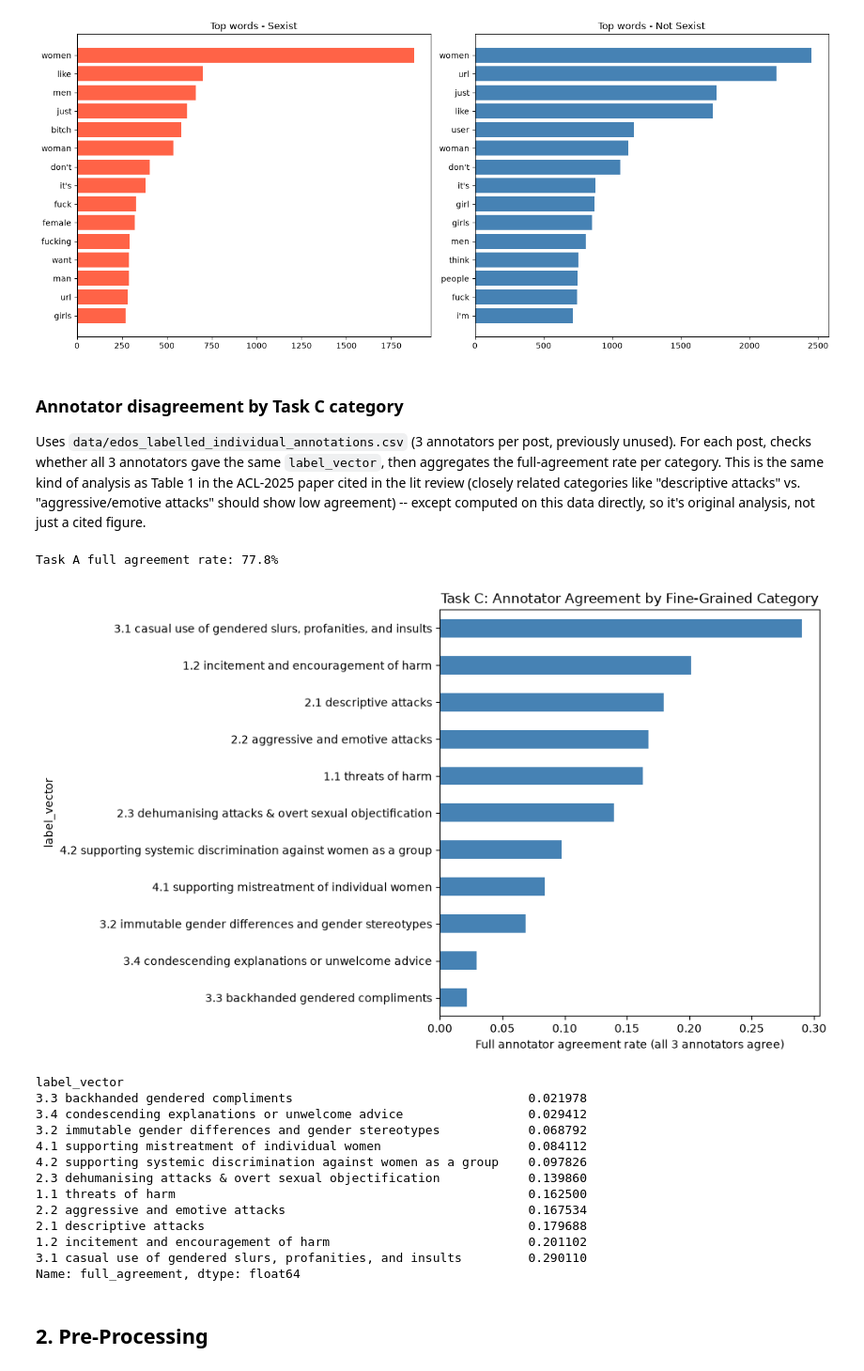
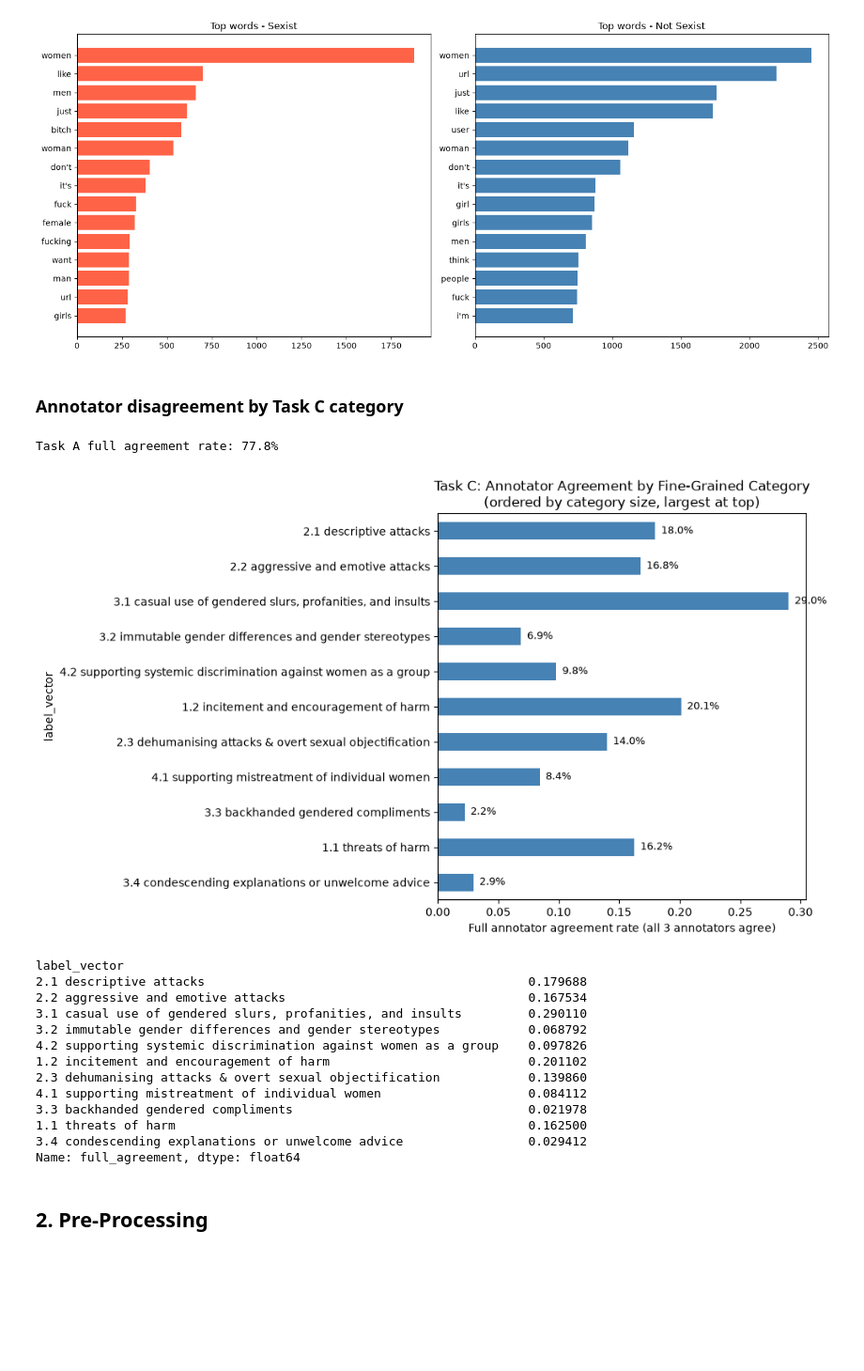
Before and after one commit to Mahekd/interpretable-nlp-sexism-detection, a Jupyter notebook: notebooks/01_eda_preprocessing.ipynb, the cells around one changed output. Shown at 94% size. Cells and saved outputs as stored; diff of their text form; code cells hidden in the pictures; blank space fills up the shorter version.

```diff
--- a/notebooks/01_eda_preprocessing.ipynb
+++ b/notebooks/01_eda_preprocessing.ipynb
@@ -83,17 +83,3 @@ plt.show()
 ### Text length distribution
 
 Justifies `max_length=128` used in `src/data.py`/training, and checks whether sexist posts are systematically longer or shorter than non-sexist ones.
-# %%
-df['word_count'] = df['text'].str.split().str.len()
-
-fig, ax = plt.subplots(figsize=(10, 6))
-df[df['label_sexist'] == 'not sexist']['word_count'].hist(bins=30, alpha=0.6, label='not sexist', ax=ax)
-df[df['label_sexist'] == 'sexist']['word_count'].hist(bins=30, alpha=0.6, label='sexist', ax=ax)
-ax.set_xlabel('Word count')
-ax.set_ylabel('Number of posts')
-ax.set_title('Text Length Distribution by Task A Label')
-ax.legend()
-plt.tight_layout()
-plt.show()
-
-df.groupby('label_sexist')['word_count'].describe()
@@ -169,54 +147,59 @@ plt.tight_layout()
 plt.show()
 # %% [output]
 [figure]
-# %% [markdown]
-### Annotator disagreement by Task C category
-
-Uses `data/edos_labelled_individual_annotations.csv` (3 annotators per post, previously unused). For each post, checks whether all 3 annotators gave the same `label_vector`, then aggregates the full-agreement rate per category. This is the same kind of analysis as Table 1 in the ACL-2025 paper cited in the lit review (closely related categories like "descriptive attacks" vs. "aggressive/emotive attacks" should show low agreement) -- except computed on this data directly, so it's original analysis, not just a cited figure.
+# %% [markdown]
+### Annotator disagreement by Task C category
 # %%
 individual_df = pd.read_csv('/Users/mahekdharod/Desktop/interpretable-nlp-sexism-detection/data/edos_labelled_individual_annotations.csv')
 
 # Task A: what fraction of posts have all 3 annotators agreeing on label_sexist?
 n_unique_sexist = individual_df.groupby('rewire_id')['label_sexist'].nunique()
 print(f"Task A full agreement rate: {(n_unique_sexist == 1).mean():.1%}")
 
 # Task C: agreement rate per fine-grained category (grouped by the aggregated label)
 n_unique_vector = individual_df.groupby('rewire_id')['label_vector'].nunique()
 agreement_df = df[['rewire_id', 'label_vector']].merge(
     n_unique_vector.rename('n_unique').reset_index(), on='rewire_id'
 )
 agreement_df['full_agreement'] = agreement_df['n_unique'] == 1
 
 cat_agreement = (
     agreement_df[agreement_df['label_vector'] != 'none']
     .groupby('label_vector')['full_agreement']
     .mean()
-    .sort_values()
 )
+
+cat_size = df[df['label_vector'] != 'none']['label_vector'].value_counts()
+cat_agreement = cat_agreement.reindex(cat_size.index)
 
 fig, ax = plt.subplots(figsize=(10, 6))
 cat_agreement.plot(kind='barh', ax=ax, color='steelblue')
 ax.set_xlabel('Full annotator agreement rate (all 3 annotators agree)')
-ax.set_title('Task C: Annotator Agreement by Fine-Grained Category')
+ax.set_title('Task C: Annotator Agreement by Fine-Grained Category\n(ordered by category size, largest at top)')
+ax.invert_yaxis()
+
+for i, (cat, val) in enumerate(cat_agreement.items()):
+    ax.text(val + 0.005, i, f'{val:.1%}', va='center', fontsize=9)
+
 plt.tight_layout()
 plt.show()
 
 cat_agreement
 # %% [output]
 Task A full agreement rate: 77.8%
-[figure, old version]
+[figure, new version]
 label_vector
+2.1 descriptive attacks                                            0.179688
+2.2 aggressive and emotive attacks                                 0.167534
+3.1 casual use of gendered slurs, profanities, and insults         0.290110
+3.2 immutable gender differences and gender stereotypes            0.068792
+4.2 supporting systemic discrimination against women as a group    0.097826
+1.2 incitement and encouragement of harm                           0.201102
+2.3 dehumanising attacks & overt sexual objectification            0.139860
+4.1 supporting mistreatment of individual women                    0.084112
 3.3 backhanded gendered compliments                                0.021978
+1.1 threats of harm                                                0.162500
 3.4 condescending explanations or unwelcome advice                 0.029412
-3.2 immutable gender differences and gender stereotypes            0.068792
-4.1 supporting mistreatment of individual women                    0.084112
-4.2 supporting systemic discrimination against women as a group    0.097826
-2.3 dehumanising attacks & overt sexual objectification            0.139860
-1.1 threats of harm                                                0.162500
-2.2 aggressive and emotive attacks                                 0.167534
-2.1 descriptive attacks                                            0.179688
-1.2 incitement and encouragement of harm                           0.201102
-3.1 casual use of gendered slurs, profanities, and insults         0.290110
 Name: full_agreement, dtype: float64
 # %% [markdown]
 ## 2. Pre-Processing
```
Also changed, not shown: parts of 6 cells of this notebook.
